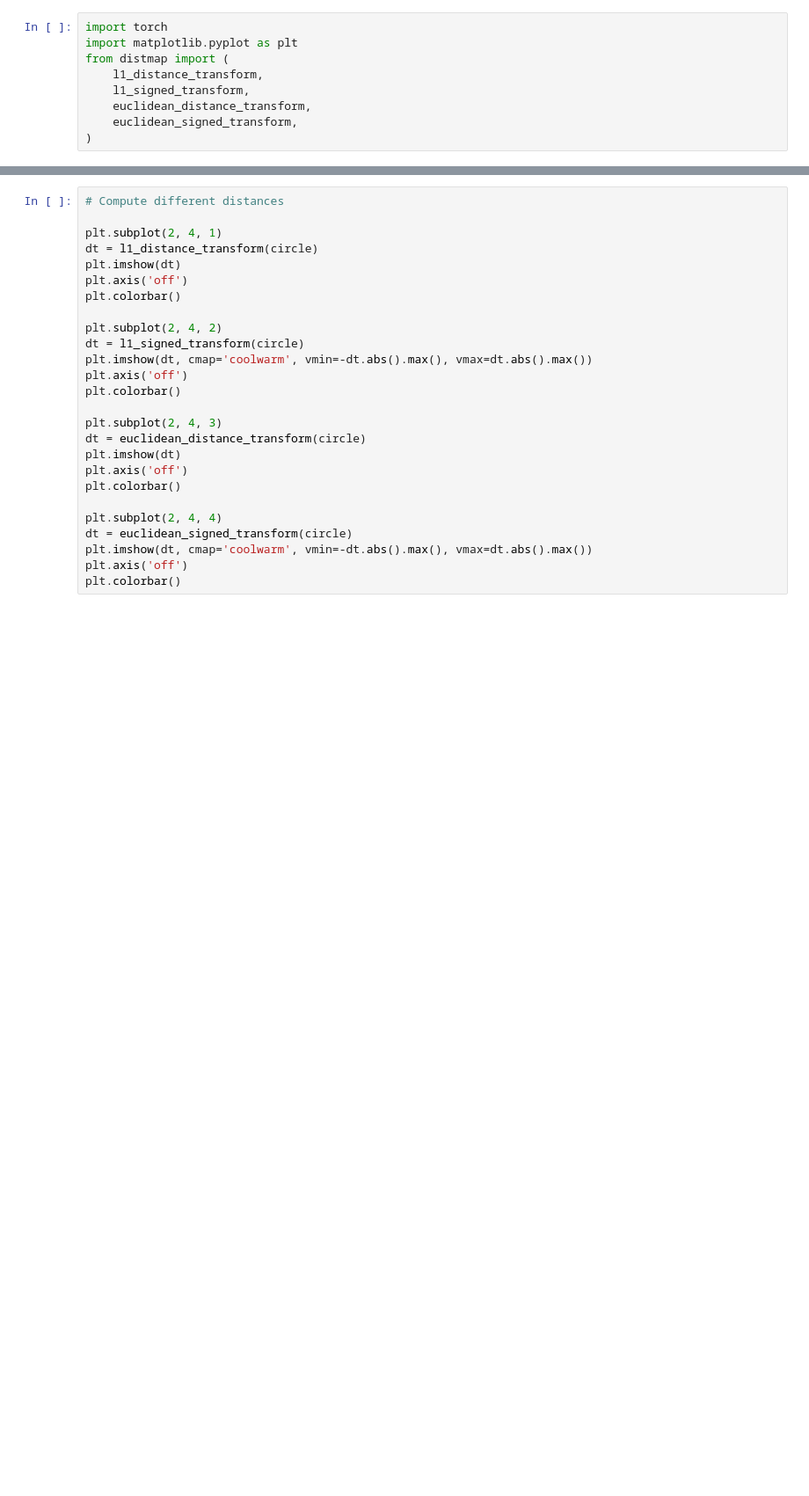
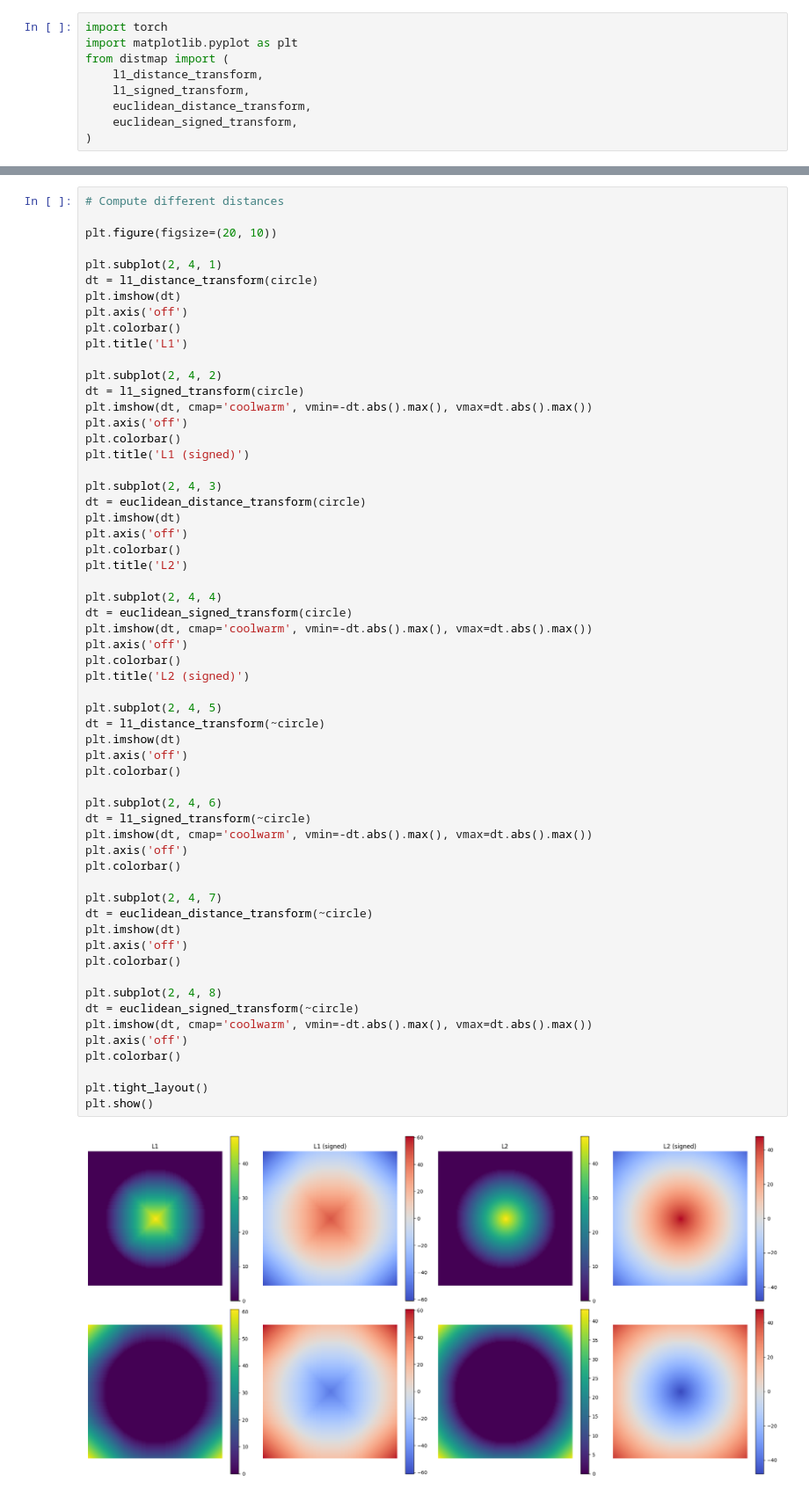
Before and after one commit to balbasty/torch-distmap, a Jupyter notebook: notebooks/example.ipynb, the cells around one changed output, grey strips where cells are left out. Shown at 88% size. Cells and saved outputs as stored; diff of their text form; blank space fills up the shorter version.

Commit message:
FIX(notebooks): show outputs

```diff
--- a/notebooks/example.ipynb
+++ b/notebooks/example.ipynb
@@ -19,26 +21,61 @@ plt.show()
 # %%
 # Compute different distances
+
+plt.figure(figsize=(20, 10))
 
 plt.subplot(2, 4, 1)
 dt = l1_distance_transform(circle)
 plt.imshow(dt)
 plt.axis('off')
 plt.colorbar()
+plt.title('L1')
 
 plt.subplot(2, 4, 2)
 dt = l1_signed_transform(circle)
 plt.imshow(dt, cmap='coolwarm', vmin=-dt.abs().max(), vmax=dt.abs().max())
 plt.axis('off')
 plt.colorbar()
+plt.title('L1 (signed)')
 
 plt.subplot(2, 4, 3)
 dt = euclidean_distance_transform(circle)
 plt.imshow(dt)
 plt.axis('off')
 plt.colorbar()
+plt.title('L2')
 
 plt.subplot(2, 4, 4)
 dt = euclidean_signed_transform(circle)
 plt.imshow(dt, cmap='coolwarm', vmin=-dt.abs().max(), vmax=dt.abs().max())
 plt.axis('off')
 plt.colorbar()
+plt.title('L2 (signed)')
+
+plt.subplot(2, 4, 5)
+dt = l1_distance_transform(~circle)
+plt.imshow(dt)
+plt.axis('off')
+plt.colorbar()
+
+plt.subplot(2, 4, 6)
+dt = l1_signed_transform(~circle)
+plt.imshow(dt, cmap='coolwarm', vmin=-dt.abs().max(), vmax=dt.abs().max())
+plt.axis('off')
+plt.colorbar()
+
+plt.subplot(2, 4, 7)
+dt = euclidean_distance_transform(~circle)
+plt.imshow(dt)
+plt.axis('off')
+plt.colorbar()
+
+plt.subplot(2, 4, 8)
+dt = euclidean_signed_transform(~circle)
+plt.imshow(dt, cmap='coolwarm', vmin=-dt.abs().max(), vmax=dt.abs().max())
+plt.axis('off')
+plt.colorbar()
+
+plt.tight_layout()
+plt.show()
+# %% [output]
+[figure, added]
```
Also changed, not shown: parts of 1 cell of this notebook.
